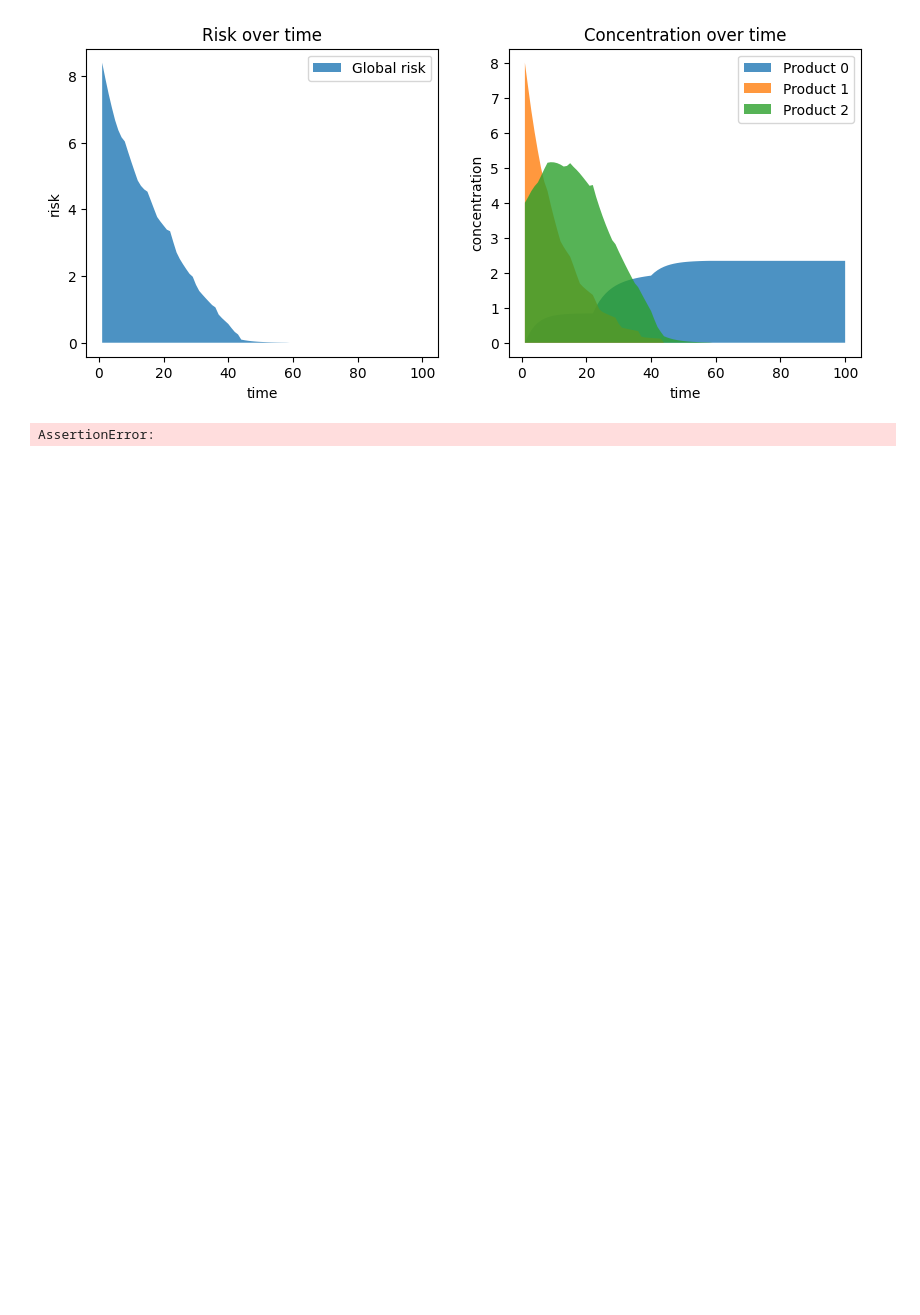
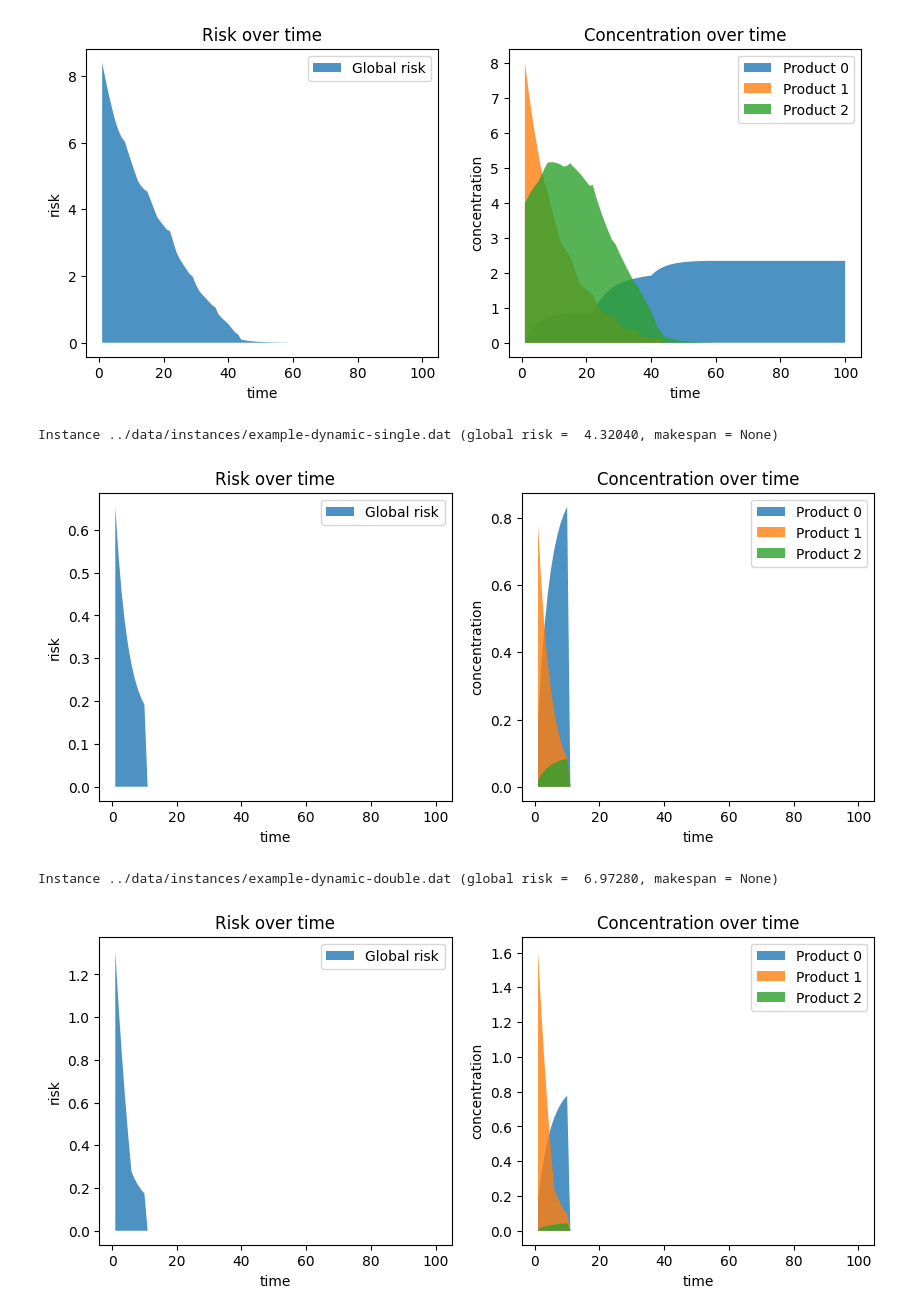
Before and after one commit to gacheiro/optlis, a Jupyter notebook: notebooks/Dynamic tranformation and degradation.ipynb, the cells around one changed output. Drawn from its saved outputs; the diff is of its cells as text; code cells hidden in the pictures; blank space fills up the shorter version.

```diff
--- a/notebooks/Dynamic tranformation and degradation.ipynb
+++ b/notebooks/Dynamic tranformation and degradation.ipynb
@@ -50,10 +50,23 @@ Instance ../data/instances/increasing.dat (global risk =  277.55832, makespan =
 Instance ../data/instances/decreasing.dat (global risk =  147.65730, makespan = None)
 [figure]
 # %%
-for n in (8, 16, 32):
-    plot_graphs(
-        f"../output/hx-n{n}-pu-ru-q1.dat",
-        f"../output/hx-n{n}-pu-ru-q1.sol"
-    )
+# for n in (8, 16, 32):
+#     plot_graphs(
+#         f"../output/hx-n{n}-pu-ru-q1.dat",
+#         f"../output/hx-n{n}-pu-ru-q1.sol"
+#     )
+
+plot_graphs(
+    f"../data/instances/example-dynamic-single.dat",
+    f"../data/solutions/example-dynamic-single.sol"
+)
+
+plot_graphs(
+    f"../data/instances/example-dynamic-double.dat",
+    f"../data/solutions/example-dynamic-double.sol"
+)
 # %% [output]
-AssertionError:
+Instance ../data/instances/example-dynamic-single.dat (global risk =  4.32040, makespan = None)
+[figure, added]
+Instance ../data/instances/example-dynamic-double.dat (global risk =  6.97280, makespan = None)
+[figure, added]
```
Also changed, not shown: 7 other files.
